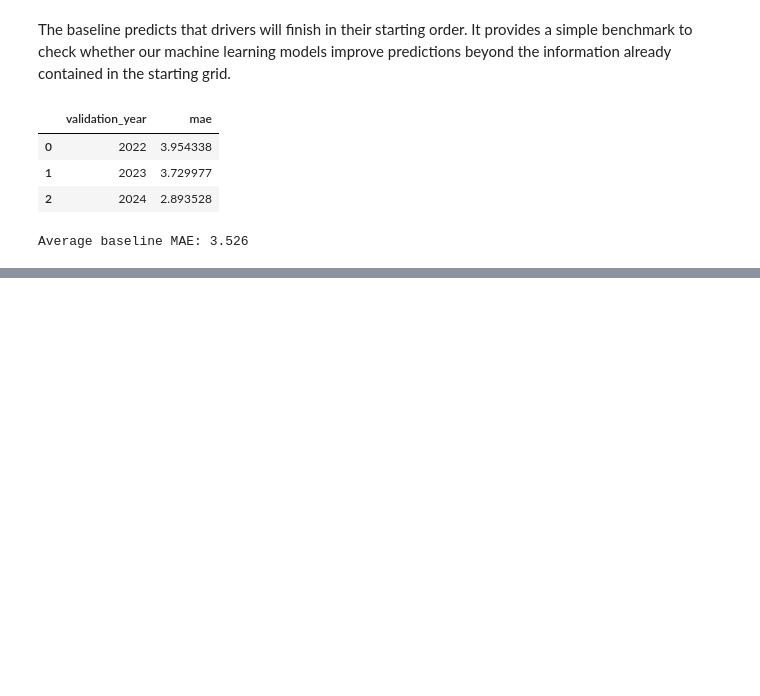
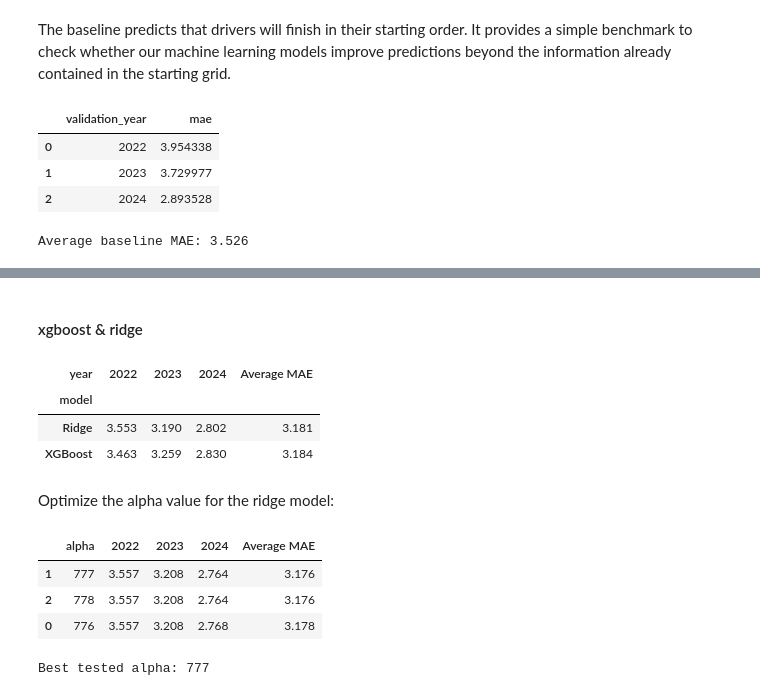
Before and after one commit to ramun-numar/f1-project, a Jupyter notebook: analysis.ipynb, the cells around one changed output, grey strips where cells are left out. Drawn from its saved outputs; the diff is of its cells as text; code cells hidden in the pictures; blank space fills up the shorter version.

```diff
--- a/analysis.ipynb
+++ b/analysis.ipynb
@@ -807,7 +810,7 @@ The baseline predicts that drivers will finish in their starting order. It provi
 baseline_results = []
 
 for split in cv_splits:
-    valid = split["valid"]
+    valid = split["valid"].sort_values(["raceId", "driverId"])
 
     # here we profit from our earlier declaration of how to trat missing values in grid position.
     # now we don't need to do any kind of filtering etc.
@@ -989,0 +961,73 @@ Belgium: Heavy rain delayed the start by around 80 minutes. The track then dried
+# %% [markdown]
+#### xgboost & ridge
+# %%
+from sklearn.linear_model import Ridge
+
+# create a new pipeline which uses once again the cloned, i.e. clean preprocessor and now as regression model the ridge model
+# alpha: hyperparameter to punish large coefficients, the larger the harder the punishment
+ridge_pipeline = Pipeline([("preprocessor", clone(preprocessor)), ("regression", Ridge(alpha=300))])
+
+validation_results = []
+
+for year in [2022, 2023, 2024]:
+    # use the walk_forward function from above to predict the results with ridge_pipeline as model
+    ridge_predictions = walk_forward(ridge_pipeline, year=year)
+
+    # ["absolute_error"].mean(): "absolute_error" is created automatically in our walk_forward function
+    validation_results.append({"model": "Ridge", "year": year, "mae": ridge_predictions["absolute_error"].mean()})
+
+    xgboost_seed_maes = []
+
+    # for every seed we fit and predict the results with the hyperparameter from the optuna study
+    for seed in [0, 13, 123]:
+        xgboost_pipeline = Pipeline([
+            ("preprocessor", clone(preprocessor)),
+            ("regression", XGBRegressor(**best_parameters, objective="reg:absoluteerror",
+                tree_method="auto", random_state=seed, n_jobs=2))])
+
+        # also for this model we use our own function to predict the results but with the xgboost_pipeline
+        xgboost_predictions = walk_forward(xgboost_pipeline, year=year)
+
+        xgboost_seed_maes.append(xgboost_predictions["absolute_error"].mean())
+
+    validation_results.append({"model": "XGBoost", "year": year, "mae": sum(xgboost_seed_maes) / len(xgboost_seed_maes)})
+
+comparison = pd.DataFrame(validation_results).pivot(index="model", columns="year", values="mae")
+
+comparison["Average MAE"] = comparison.mean(axis=1)
+
+display(comparison.sort_values("Average MAE").round(3))
+# %% [output]
+| year | 2022 | 2023 | 2024 | Average MAE |
+| model |  |  |  |  |
+| Ridge | 3.553 | 3.190 | 2.802 | 3.181 |
+| XGBoost | 3.463 | 3.259 | 2.830 | 3.184 |
+# %% [markdown]
+Optimize the alpha value for the ridge model:
+# %%
+ridge_alpha_results = []
+
+for alpha in [776, 777, 778]:
+    candidate = Pipeline([("preprocessor", clone(preprocessor)), ("regression", Ridge(alpha=alpha))])
+
+    result = {"alpha": alpha}
+
+    for year in [2022, 2023, 2024]:
+        predictions = walk_forward(candidate, year=year)
+        result[year] = predictions["absolute_error"].mean()
+
+    result["Average MAE"] = (result[2022] + result[2023] + result[2024]) / 3
+    ridge_alpha_results.append(result)
+
+ridge_alpha_comparison = pd.DataFrame(ridge_alpha_results).sort_values("Average MAE")
+
+display(ridge_alpha_comparison.round(3))
+
+best_alpha = float(ridge_alpha_comparison.iloc[0]["alpha"])     # use the firts line, since its sorted for average MAE and take the alpha value
+print(f"Best tested alpha: {best_alpha:g}")
+# %% [output]
+|  | alpha | 2022 | 2023 | 2024 | Average MAE |
+| 1 | 777 | 3.557 | 3.208 | 2.764 | 3.176 |
+| 2 | 778 | 3.557 | 3.208 | 2.764 | 3.176 |
+| 0 | 776 | 3.557 | 3.208 | 2.768 | 3.178 |
+Best tested alpha: 777
```
Also changed, not shown: parts of 19 cells of this notebook, 1 other file.
